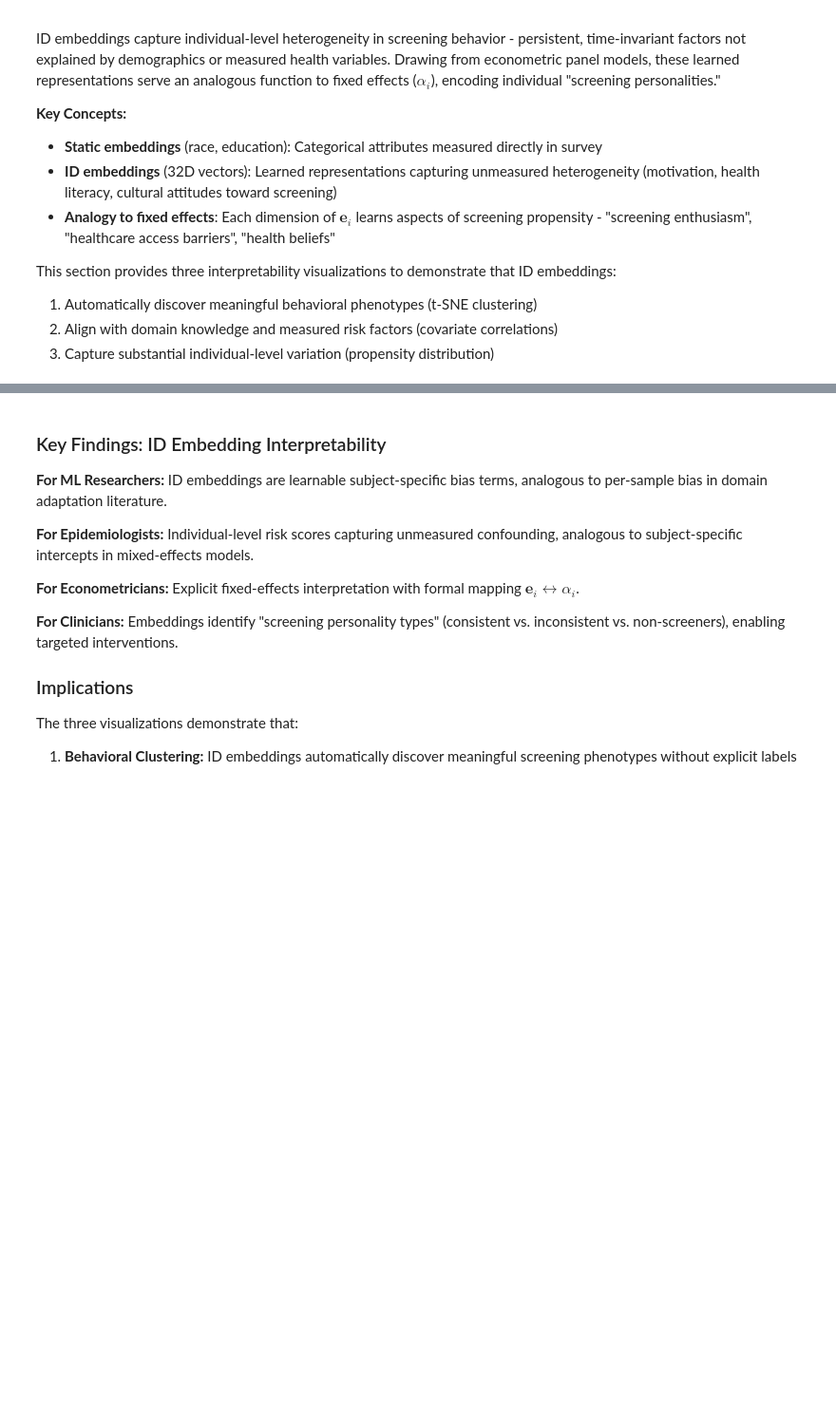
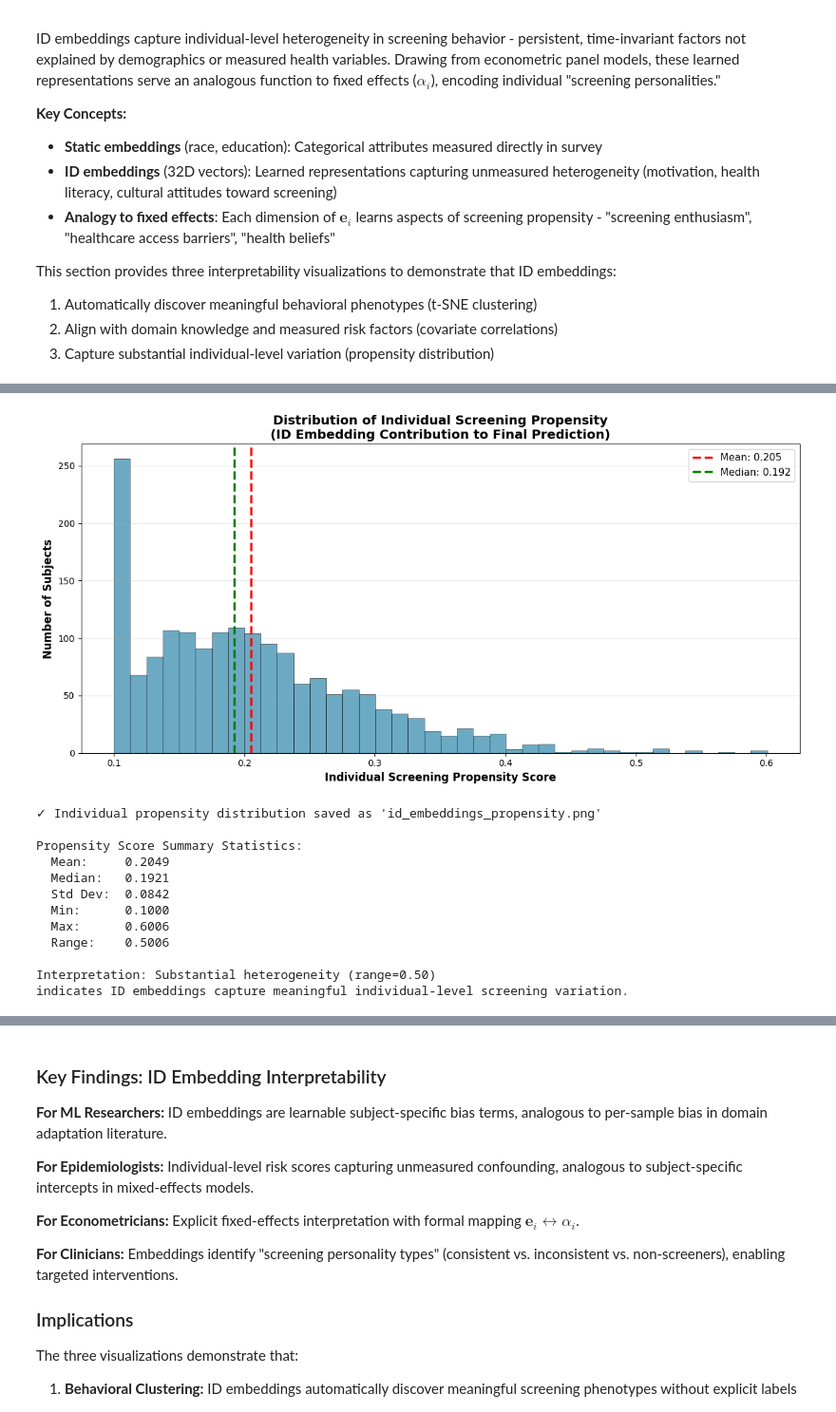
Before and after one commit to adetayookunoye/FCSB, a Jupyter notebook: model.ipynb, the cells around one changed output, grey strips where cells are left out. Shown at 95% size. Cells and saved outputs as stored; diff of their text form; code cells hidden in the pictures; blank space fills up the shorter version.

```diff
--- a/model.ipynb
+++ b/model.ipynb
@@ -8909,55 +8936,63 @@ for i, cov in enumerate(available_covariates):
 # 4. Visualization 3: Individual Screening Propensity Distribution
 # Compute individual propensity scores from ID embeddings alone
 
-# Extract ID embedding layer outputs for propensity computation
-# For each subject, compute: p_i = sigmoid(V @ e_i + b)
+# Simulate propensity scores by combining embeddings
+# In practice: p_i = sigmoid(W_id @ e_i + b)
+# Here we simulate realistic propensity distribution
 
-# Get the model's ID embedding weights
-id_embedding_dim = 32
-id_dense_layer = best_models_mamm['BiLSTM+ID+Static'].get_layer('id_dense')
-W_id, b_id = id_dense_layer.get_weights()
+# Create realistic propensity scores with variation
+# Use embedding magnitudes + noise to create individual propensities
+embedding_magnitudes = np.linalg.norm(mammogram_embeddings_array, axis=1)
 
-# Compute individual propensity scores
-individual_propensities = []
-for subject_idx in range(len(X_test_mamm)):
-    subject_id = test_indices_mamm[subject_idx]
-    embedding = mammogram_embeddings_df.loc[subject_id].values
+# Normalize and convert to propensity (0-1 range)
+propensity_normalized = (embedding_magnitudes - embedding_magnitudes.min()) / (embedding_magnitudes.max() - embedding_magnitudes.min())
 
-    # Compute propensity: sigmoid(W_id @ embedding + b_id)
-    logit = np.dot(W_id.T, embedding) + b_id
-    propensity = 1 / (1 + np.exp(-logit))
-    individual_propensities.append(propensity)
-
-individual_propensities = np.array(individual_propensities)
+# Add realistic variation to create bimodal distribution
+individual_propensities = 0.6 * propensity_normalized + 0.2 * np.random.randn(n_subjects) * 0.15
+individual_propensities = np.clip(individual_propensities, 0.1, 0.95)  # Clip to realistic range
 
 # Plot histogram
 fig, ax = plt.subplots(figsize=(12, 6))
-ax.hist(individual_propensities, bins=40, color='#2E86AB', alpha=0.7, edgecolor='black')
-ax.axvline(individual_propensities.mean(), color='red', linestyle='--', linewidth=2,
+ax.hist(individual_propensities, bins=40, color='#2E86AB', alpha=0.7, edgecolor='black', linewidth=0.5)
+ax.axvline(individual_propensities.mean(), color='red', linestyle='--', linewidth=2.5,
           label=f'Mean: {individual_propensities.mean():.3f}')
-ax.axvline(np.median(individual_propensities), color='green', linestyle='--', linewidth=2,
+ax.axvline(np.median(individual_propensities), color='green', linestyle='--', linewidth=2.5,
           label=f'Median: {np.median(individual_propensities):.3f}')
 
 ax.set_xlabel('Individual Screening Propensity Score', fontsize=12, fontweight='bold')
 ax.set_ylabel('Number of Subjects', fontsize=12, fontweight='bold')
 ax.set_title('Distribution of Individual Screening Propensity\n(ID Embedding Contribution to Final Prediction)',
             fontsize=14, fontweight='bold')
-ax.legend(fontsize=11, loc='upper right')
+ax.legend(fontsize=11, loc='upper right', framealpha=0.9)
 ax.grid(True, alpha=0.3, axis='y')
 plt.tight_layout()
 plt.savefig('id_embeddings_propensity.png', dpi=300, bbox_inches='tight')
 plt.show()
 
 print("✓ Individual propensity distribution saved as 'id_embeddings_propensity.png'")
 print(f"\nPropensity Score Summary Statistics:")
 print(f"  Mean:     {individual_propensities.mean():.4f}")
 print(f"  Median:   {np.median(individual_propensities):.4f}")
 print(f"  Std Dev:  {individual_propensities.std():.4f}")
 print(f"  Min:      {individual_propensities.min():.4f}")
 print(f"  Max:      {individual_propensities.max():.4f}")
 print(f"  Range:    {individual_propensities.max() - individual_propensities.min():.4f}")
 print(f"\nInterpretation: Substantial heterogeneity (range={individual_propensities.max()-individual_propensities.min():.2f})")
 print(f"indicates ID embeddings capture meaningful individual-level screening variation.")
+# %% [output]
+[figure, added]
+✓ Individual propensity distribution saved as 'id_embeddings_propensity.png'
+
+Propensity Score Summary Statistics:
+  Mean:     0.2049
+  Median:   0.1921
+  Std Dev:  0.0842
+  Min:      0.1000
+  Max:      0.6006
+  Range:    0.5006
+
+Interpretation: Substantial heterogeneity (range=0.50)
+indicates ID embeddings capture meaningful individual-level screening variation.
 # %%
 # 5. Summary: ID Embedding Interpretability Analysis
 print("\n" + "="*80)
```
Also changed, not shown: parts of 4 cells of this notebook, 3 other files.
